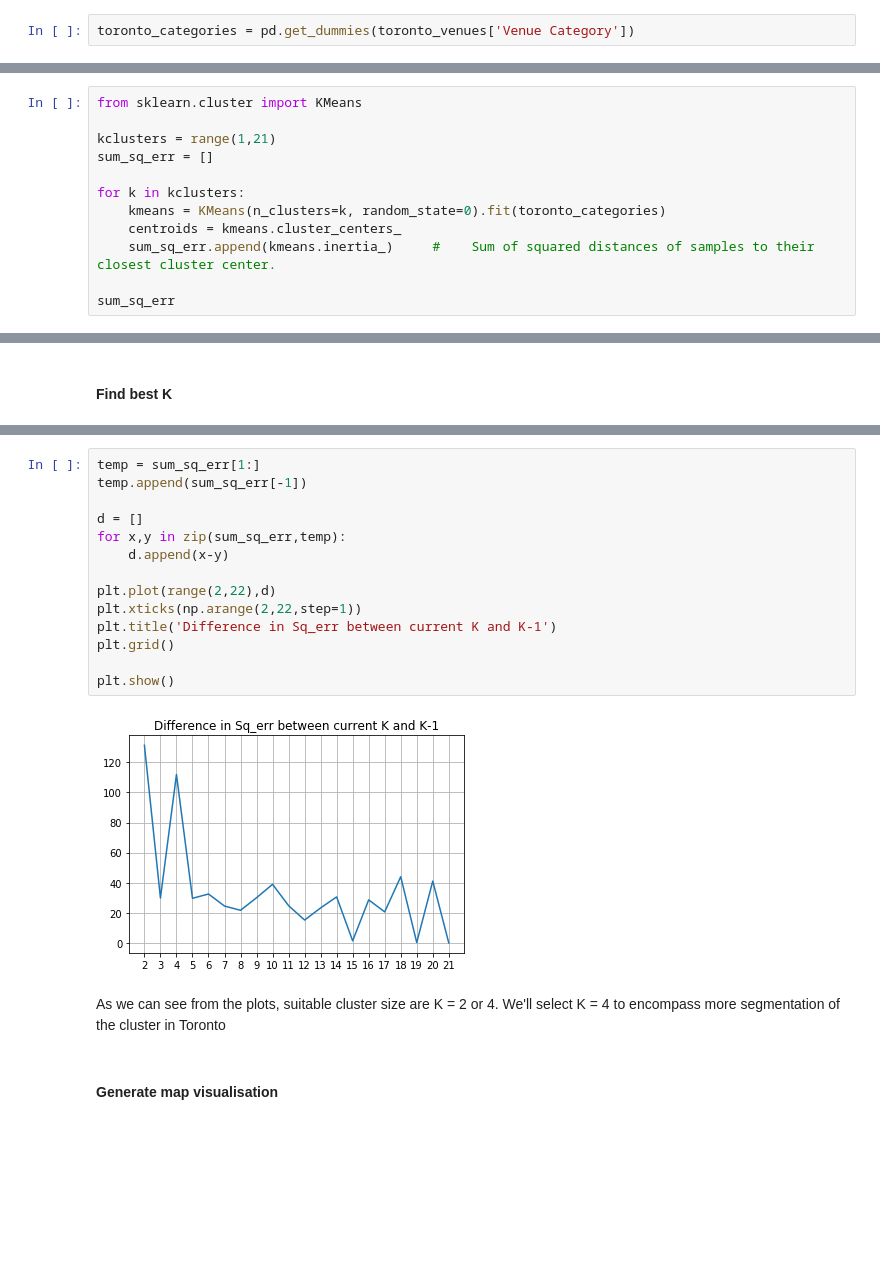
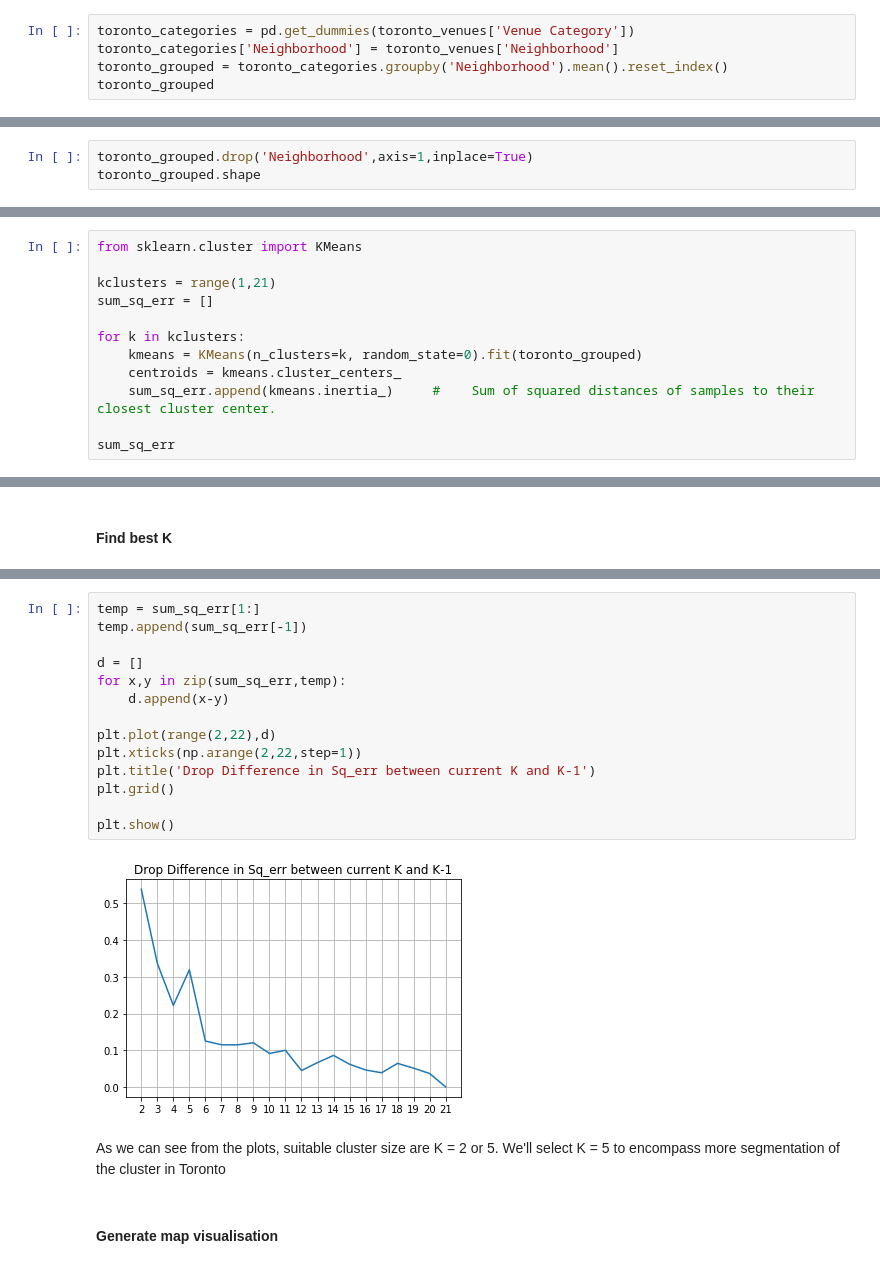
Before and after one commit to oyfml/IBM_Data_Science_Capstone, a Jupyter notebook: Segmenting and Clustering Neighborhoods in Toronto.ipynb, the cells around one changed output, grey strips where cells are left out. Drawn from its saved outputs; the diff is of its cells as text; blank space fills up the shorter version.

```diff
--- a/Segmenting and Clustering Neighborhoods in Toronto.ipynb
+++ b/Segmenting and Clustering Neighborhoods in Toronto.ipynb
@@ -205,2 +207,5 @@ toronto_venues
 # %%
 toronto_categories = pd.get_dummies(toronto_venues['Venue Category'])
+toronto_categories['Neighborhood'] = toronto_venues['Neighborhood']
+toronto_grouped = toronto_categories.groupby('Neighborhood').mean().reset_index()
+toronto_grouped
@@ -206,0 +231,3 @@ toronto_categories = pd.get_dummies(toronto_venues['Venue Category'])
+# %%
+toronto_grouped.drop('Neighborhood',axis=1,inplace=True)
+toronto_grouped.shape
@@ -213,7 +242,7 @@ kclusters = range(1,21)
 sum_sq_err = []
 
 for k in kclusters:
-    kmeans = KMeans(n_clusters=k, random_state=0).fit(toronto_categories)
+    kmeans = KMeans(n_clusters=k, random_state=0).fit(toronto_grouped)
     centroids = kmeans.cluster_centers_
     sum_sq_err.append(kmeans.inertia_)     #    Sum of squared distances of samples to their closest cluster center.
 
@@ -255,21 +284,21 @@ plt.show()
 # %%
 temp = sum_sq_err[1:]
 temp.append(sum_sq_err[-1])
 
 d = []
 for x,y in zip(sum_sq_err,temp):
     d.append(x-y)
 
 plt.plot(range(2,22),d)
 plt.xticks(np.arange(2,22,step=1))
-plt.title('Difference in Sq_err between current K and K-1')
+plt.title('Drop Difference in Sq_err between current K and K-1')
 plt.grid()
 
 plt.show()
 # %% [output]
-[figure, old version]
+[figure, new version]
 # %% [markdown]
-As we can see from the plots, suitable cluster size are K = 2 or 4. We'll select K = 4 to encompass more segmentation of the cluster in Toronto
+As we can see from the plots, suitable cluster size are K = 2 or 5. We'll select K = 5 to encompass more segmentation of the cluster in Toronto
 # %% [markdown]
 #### Generate map visualisation
 # %%
```
Also changed, not shown: parts of 9 cells of this notebook.
